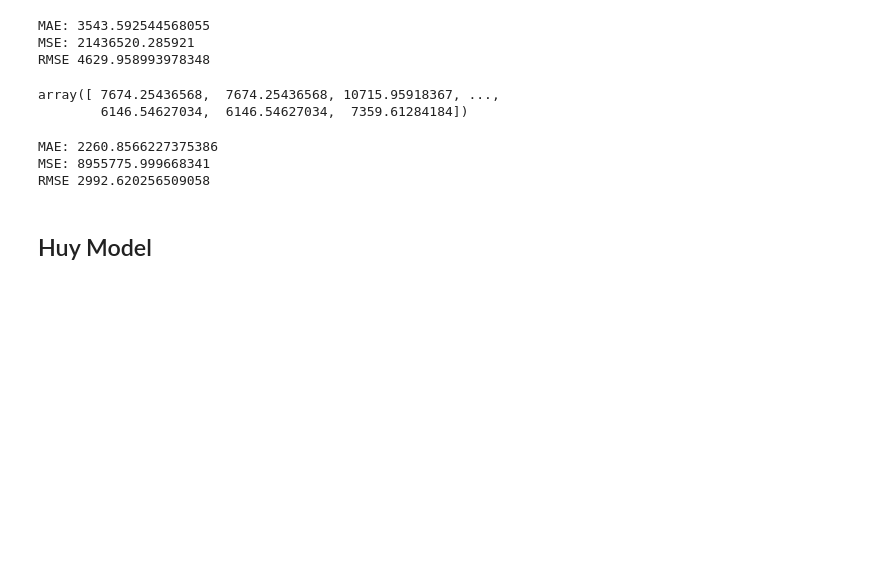
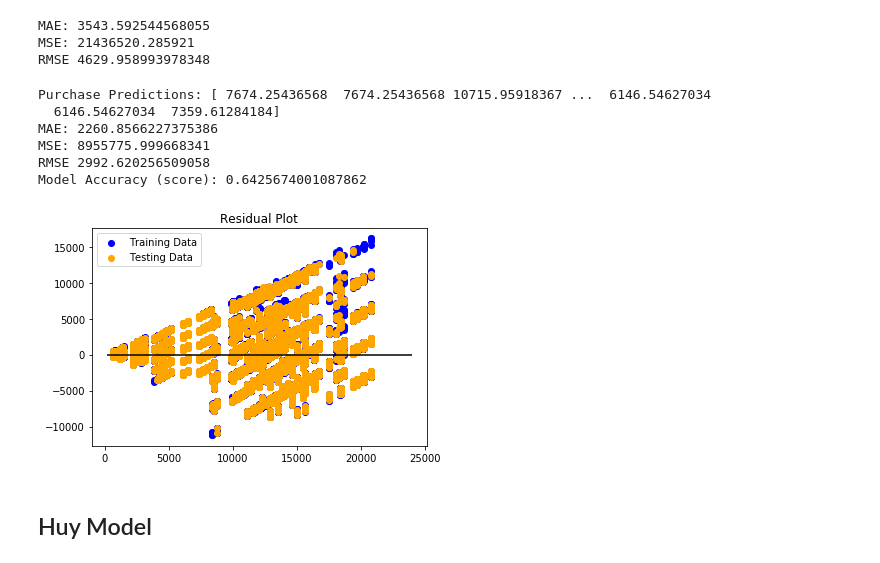
Before and after one commit to pablojordan/BlackFriday_Study, a Jupyter notebook: BlackFriday_Analysis/static/python/ML_Model.ipynb, the cells around one changed output. Cells and saved outputs as stored; diff of their text form; code cells hidden in the pictures; blank space fills up the shorter version.

```diff
--- a/BlackFriday_Analysis/static/python/ML_Model.ipynb
+++ b/BlackFriday_Analysis/static/python/ML_Model.ipynb
@@ -253,17 +251,35 @@ RMSE 4629.958993978348
 from sklearn.tree import DecisionTreeRegressor
 regressor_model = DecisionTreeRegressor(max_depth=8, min_samples_leaf=150)
 regressor_model = regressor_model.fit(X_train, y_train)
+regressor_predictions = regressor_model.predict(X_test)
+regressor_score = regressor_model.score(X_train,y_train)
+
+print('Purchase Predictions:', regressor_predictions)
+print('MAE:', metrics.mean_absolute_error(y_test, regressor_predictions))
+print('MSE:', metrics.mean_squared_error(y_test, regressor_predictions))
+print('RMSE', np.sqrt(metrics.mean_squared_error(y_test, regressor_predictions)))
+print('Model Accuracy (score):', regressor_score)
+# %% [output]
+Purchase Predictions: [ 7674.25436568  7674.25436568 10715.95918367 ...  6146.54627034
+  6146.54627034  7359.61284184]
+MAE: 2260.8566227375386
+MSE: 8955775.999668341
+RMSE 2992.620256509058
+Model Accuracy (score): 0.6425674001087862
-# %%
-regressor_predictions = regressor_model.predict(X_test)
-regressor_predictions
-# %% [output]
-array([ 7674.25436568,  7674.25436568, 10715.95918367, ...,
-        6146.54627034,  6146.54627034,  7359.61284184])
-# %%
-print('MAE:', metrics.mean_absolute_error(y_test, regressor_predictions))
-print('MSE:', metrics.mean_squared_error(y_test, regressor_predictions))
-print('RMSE', np.sqrt(metrics.mean_squared_error(y_test, regressor_predictions)))
-# %% [output]
-MAE: 2260.8566227375386
-MSE: 8955775.999668341
-RMSE 2992.620256509058
+# %%
+# Make predictions using the X_test_scaled data
+# Plot y_test_scaled vs y_test_scaled
+# Scatter plot y_test_scaled vs predictions
+
+### BEGIN SOLUTION
+regressor_predictions= regressor_model.predict(X_test)
+regressor_model.fit(X_train, y_train)
+plt.scatter(regressor_model.predict(X_train), regressor_model.predict(X_train) - y_train, c="blue", label="Training Data")
+plt.scatter(regressor_model.predict(X_test), regressor_model.predict(X_test) - y_test, c="orange", label="Testing Data")
+plt.legend()
+plt.hlines(y=0, xmin=y_test.min(), xmax=y_test.max())
+plt.title("Residual Plot")
+plt.show()
+### END SOLUTION
+# %% [output]
+[figure, added]
```
Also changed, not shown: parts of 4 cells of this notebook, 3 other files.
